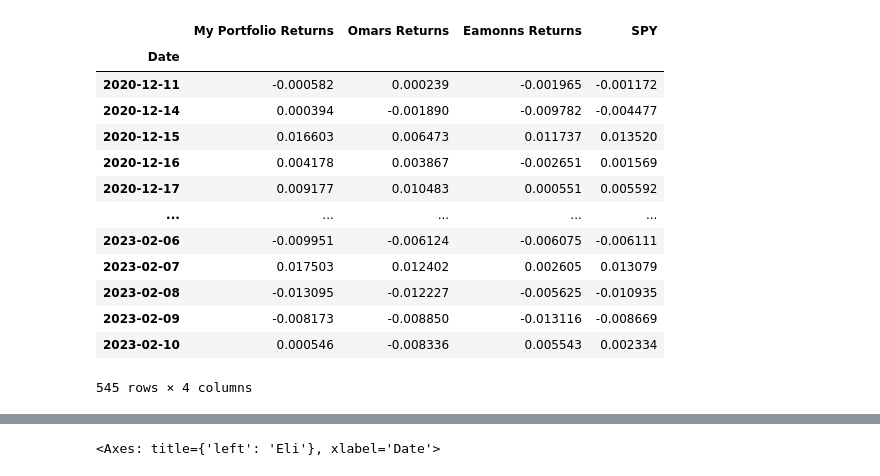
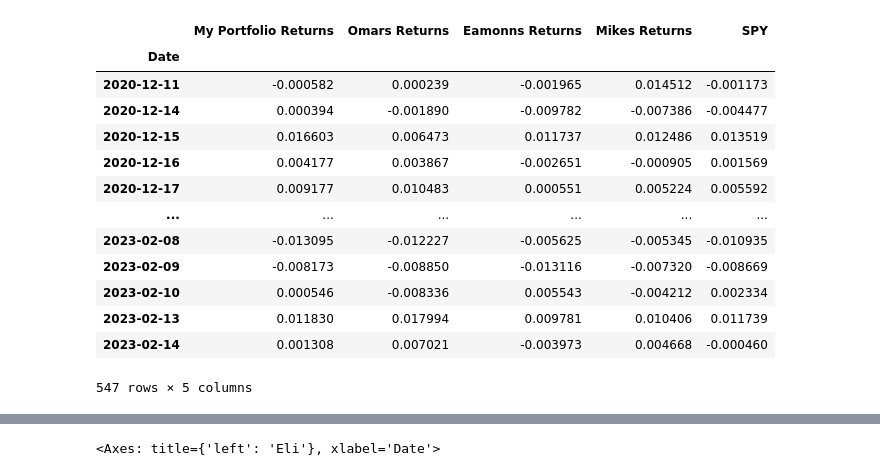
Before and after one commit to omarmoreta/Fintech_Project_1, a Jupyter notebook: Portfolios/Portfolio_Setup_Eli.ipynb, the cells around one changed output, grey strips where cells are left out. Drawn from its saved outputs; the diff is of its cells as text; code cells hidden in the pictures.

```diff
--- a/Portfolios/Portfolio_Setup_Eli.ipynb
+++ b/Portfolios/Portfolio_Setup_Eli.ipynb
@@ -17,6 +17,7 @@ from datetime import timedelta
 my_df = Path('../Resources/portfolio_eli.csv')
 omar_df = Path('../Resources/portfolio_omar.csv')
 eamonn_df = Path('../Resources/portfolio_eamonn.csv')
+mike_df = Path('../Resources/portfolio_mike.csv')
 
 # Clean the data
 my_portfolio = pd.read_csv(my_df, index_col='Stock')
@@ -28,6 +29,9 @@ omar_portfolio['Weight'] = omar_portfolio['Weight'].str.replace('%','').astype('
 eamonn_portfolio = pd.read_csv(eamonn_df, index_col='Stock')
 eamonn_portfolio['PortFolio Weight'] = eamonn_portfolio['PortFolio Weight'].str.replace('%','').astype('float') / 100
 
+mike_portfolio = pd.read_csv(mike_df)
+mike_portfolio['WEIGHT'] = mike_portfolio['WEIGHT'].astype('float')
+
 # Adding the data into lists
 my_stock_tickers = my_portfolio['Ticker'].tolist()
 my_stock_weights = my_portfolio['Weight'].tolist()
@@ -37,6 +41,9 @@ omar_stock_weights = omar_portfolio['Weight'].tolist()
 
 eamonn_stock_tickers = eamonn_portfolio['Ticker'].tolist()
 eamonn_stock_weights = eamonn_portfolio['PortFolio Weight'].tolist()
+
+mike_stock_tickers = mike_portfolio['STOCK'].tolist()
+mike_stock_weights = mike_portfolio['WEIGHT'].tolist()
 # %%
 # Setup for end_date, calling on last full day.
 today = date.today()
@@ -55,6 +62,8 @@ my_data = openbb.economy.index(my_stock_tickers, start_date=startdate, end_date=
 omar_data = openbb.economy.index(omar_stock_tickers, start_date=startdate, end_date=end_date)
 # %%
 eamonn_data = openbb.economy.index(eamonn_stock_tickers, start_date=startdate, end_date=end_date)
+# %%
+mike_data = openbb.economy.index(mike_stock_tickers, start_date=startdate, end_date=end_date)
 # %%
 # Getting Daily Returns for All Portfolios
 my_daily_returns = my_data.pct_change()
@@ -68,6 +77,10 @@ omar_portfolio_returns = omar_stock_daily_returns.dot(omar_stock_weights)
 eamonn_stock_daily_returns = eamonn_data.pct_change()
 eamonn_stock_daily_returns = eamonn_stock_daily_returns.dropna()
 eamonn_portfolio_returns = eamonn_stock_daily_returns.dot(eamonn_stock_weights)
+
+mike_stock_daily_returns = mike_data.pct_change()
+mike_stock_daily_returns = mike_stock_daily_returns.dropna()
+mike_portfolio_returns = mike_stock_daily_returns.dot(mike_stock_weights)
 # %%
 sap_ticker = ['SPY']
 
@@ -93,20 +106,20 @@ sap_daily_returns
 # %%
-combined_df = pd.concat([my_portfolio_returns, omar_portfolio_returns, eamonn_portfolio_returns, sap_daily_returns], axis='columns', join='inner')
-combined_df.rename(columns={0:'My Portfolio Returns',1:'Omars Returns',2:'Eamonns Returns'}, inplace=True)
+combined_df = pd.concat([my_portfolio_returns, omar_portfolio_returns, eamonn_portfolio_returns, mike_portfolio_returns, sap_daily_returns], axis='columns', join='inner')
+combined_df.rename(columns={0:'My Portfolio Returns',1:'Omars Returns',2:'Eamonns Returns',3:'Mikes Returns'}, inplace=True)
 combined_df
 # %% [output]
-|  | My Portfolio Returns | Omars Returns | Eamonns Returns | SPY |
-| Date |  |  |  |  |
-| 2020-12-11 | -0.000582 | 0.000239 | -0.001965 | -0.001172 |
-| 2020-12-14 | 0.000394 | -0.001890 | -0.009782 | -0.004477 |
-| 2020-12-15 | 0.016603 | 0.006473 | 0.011737 | 0.013520 |
-| 2020-12-16 | 0.004178 | 0.003867 | -0.002651 | 0.001569 |
-| 2020-12-17 | 0.009177 | 0.010483 | 0.000551 | 0.005592 |
-| ... | ... | ... | ... | ... |
-| 2023-02-06 | -0.009951 | -0.006124 | -0.006075 | -0.006111 |
-| 2023-02-07 | 0.017503 | 0.012402 | 0.002605 | 0.013079 |
-| 2023-02-08 | -0.013095 | -0.012227 | -0.005625 | -0.010935 |
-| 2023-02-09 | -0.008173 | -0.008850 | -0.013116 | -0.008669 |
-| 2023-02-10 | 0.000546 | -0.008336 | 0.005543 | 0.002334 |
+|  | My Portfolio Returns | Omars Returns | Eamonns Returns | Mikes Returns | SPY |
+| Date |  |  |  |  |  |
+| 2020-12-11 | -0.000582 | 0.000239 | -0.001965 | 0.014512 | -0.001173 |
+| 2020-12-14 | 0.000394 | -0.001890 | -0.009782 | -0.007386 | -0.004477 |
+| 2020-12-15 | 0.016603 | 0.006473 | 0.011737 | 0.012486 | 0.013519 |
+| 2020-12-16 | 0.004177 | 0.003867 | -0.002651 | -0.000905 | 0.001569 |
+| 2020-12-17 | 0.009177 | 0.010483 | 0.000551 | 0.005224 | 0.005592 |
+| ... | ... | ... | ... | ... | ... |
+| 2023-02-08 | -0.013095 | -0.012227 | -0.005625 | -0.005345 | -0.010935 |
+| 2023-02-09 | -0.008173 | -0.008850 | -0.013116 | -0.007320 | -0.008669 |
+| 2023-02-10 | 0.000546 | -0.008336 | 0.005543 | -0.004212 | 0.002334 |
+| 2023-02-13 | 0.011830 | 0.017994 | 0.009781 | 0.010406 | 0.011739 |
+| 2023-02-14 | 0.001308 | 0.007021 | -0.003973 | 0.004668 | -0.000460 |
-545 rows × 4 columns
+547 rows × 5 columns
 # %%
```
Also changed, not shown: parts of 7 cells of this notebook, 1 other file.
